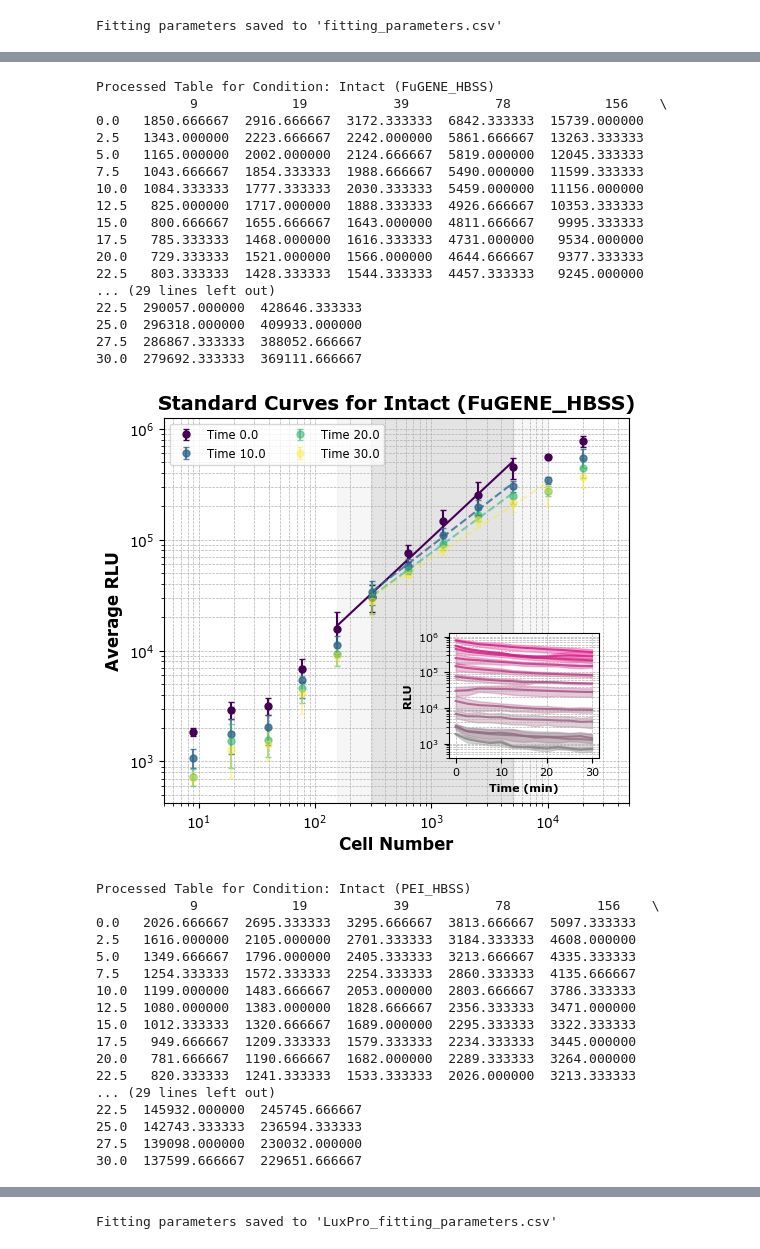
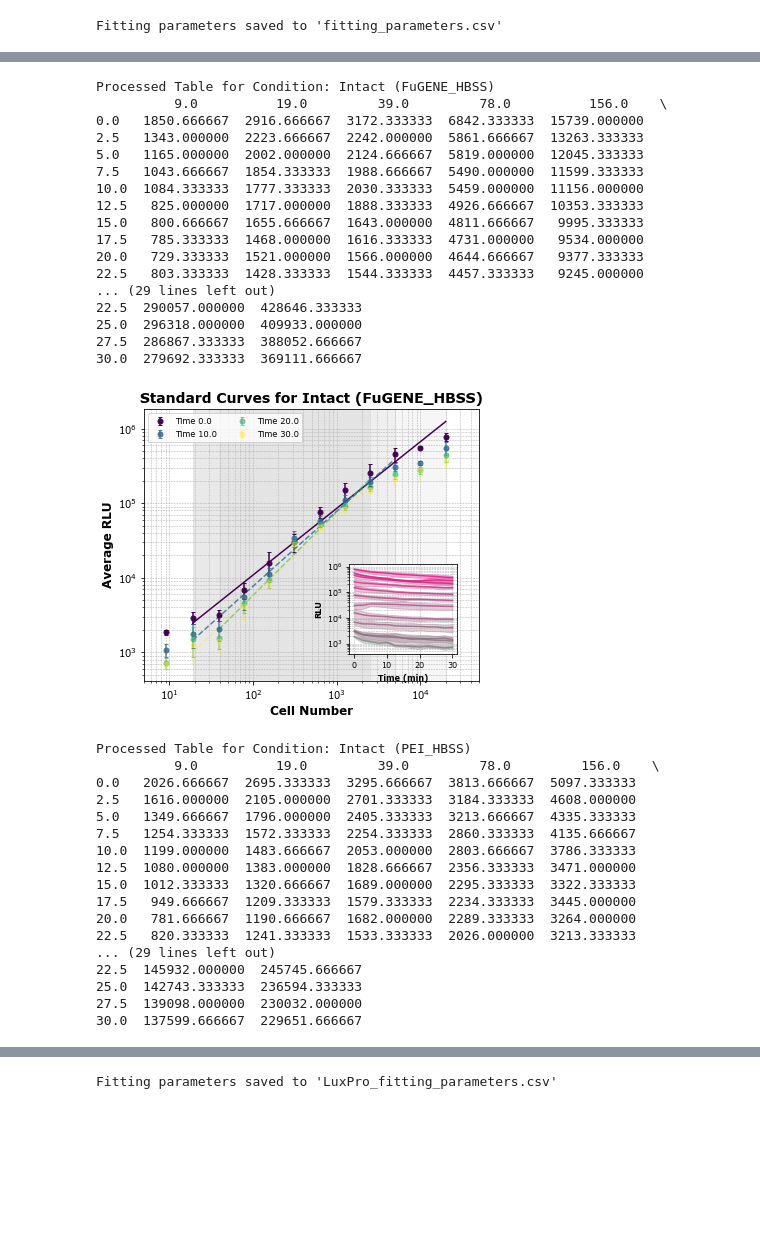
Before and after one commit to xcg27/Luciferase-kinetics, a Jupyter notebook: Standard_curve/LuxPro.ipynb, the cells around one changed output, grey strips where cells are left out. Cells and saved outputs as stored; diff of their text form; code cells hidden in the pictures; blank space fills up the shorter version.

```diff
--- a/Standard_curve/LuxPro.ipynb
+++ b/Standard_curve/LuxPro.ipynb
@@ -168,6 +168,7 @@ import re
 import matplotlib
 from matplotlib.colors import Normalize, LinearSegmentedColormap
 from matplotlib.cm import ScalarMappable
+import matplotlib.cm as cm
 from mpl_toolkits.axes_grid1.inset_locator import inset_axes
 
 # --- Configuration parameters ---
@@ -175,7 +176,7 @@ excel_file = 'LuxPro (DTZ).xlsx'
 min_points = 3
 selected_times = [0, 10, 20, 30]
 r2_threshold = 0.98
-start_idx_min = 4  # 5th point (0-indexed)
+start_idx_min = 1  # 5th point (0-indexed)
 start_idx_max = 9  # 10th point
 
 # Plot style settings
@@ -255,7 +256,7 @@ for condition, df in sheets.items():
 
     x_sorted = np.array(clean_table.columns)
 
-    cmap_main = matplotlib.colormaps['viridis']
+    cmap_main = cm.get_cmap('viridis')
     norm_main = Normalize(vmin=min(selected_times), vmax=max(selected_times))
     cmap_insert = create_custom_colormap()
 
@@ -409,23 +410,23 @@ Processed Table for Condition: Lysed (opt_HBS)
 Processed Table for Condition: Intact (FuGENE_HBSS)
-            9            19           39           78            156    \
+          9.0          19.0         39.0         78.0          156.0    \
 0.0   1850.666667  2916.666667  3172.333333  6842.333333  15739.000000
 2.5   1343.000000  2223.666667  2242.000000  5861.666667  13263.333333
 5.0   1165.000000  2002.000000  2124.666667  5819.000000  12045.333333
 7.5   1043.666667  1854.333333  1988.666667  5490.000000  11599.333333
 10.0  1084.333333  1777.333333  2030.333333  5459.000000  11156.000000
 12.5   825.000000  1717.000000  1888.333333  4926.666667  10353.333333
 15.0   800.666667  1655.666667  1643.000000  4811.666667   9995.333333
 17.5   785.333333  1468.000000  1616.333333  4731.000000   9534.000000
 20.0   729.333333  1521.000000  1566.000000  4644.666667   9377.333333
 22.5   803.333333  1428.333333  1544.333333  4457.333333   9245.000000
 ... (29 lines left out)
 22.5  290057.000000  428646.333333
 25.0  296318.000000  409933.000000
 27.5  286867.333333  388052.666667
 30.0  279692.333333  369111.666667
-[figure, old version]
+[figure, new version]
 Processed Table for Condition: Intact (PEI_HBSS)
-            9            19           39           78           156    \
+          9.0          19.0         39.0         78.0         156.0    \
 0.0   2026.666667  2695.333333  3295.666667  3813.666667  5097.333333
 2.5   1616.000000  2105.000000  2701.333333  3184.333333  4608.000000
 5.0   1349.666667  1796.000000  2405.333333  3213.666667  4335.333333
```
Also changed, not shown: parts of 1 cell of this notebook, 9 other files.
